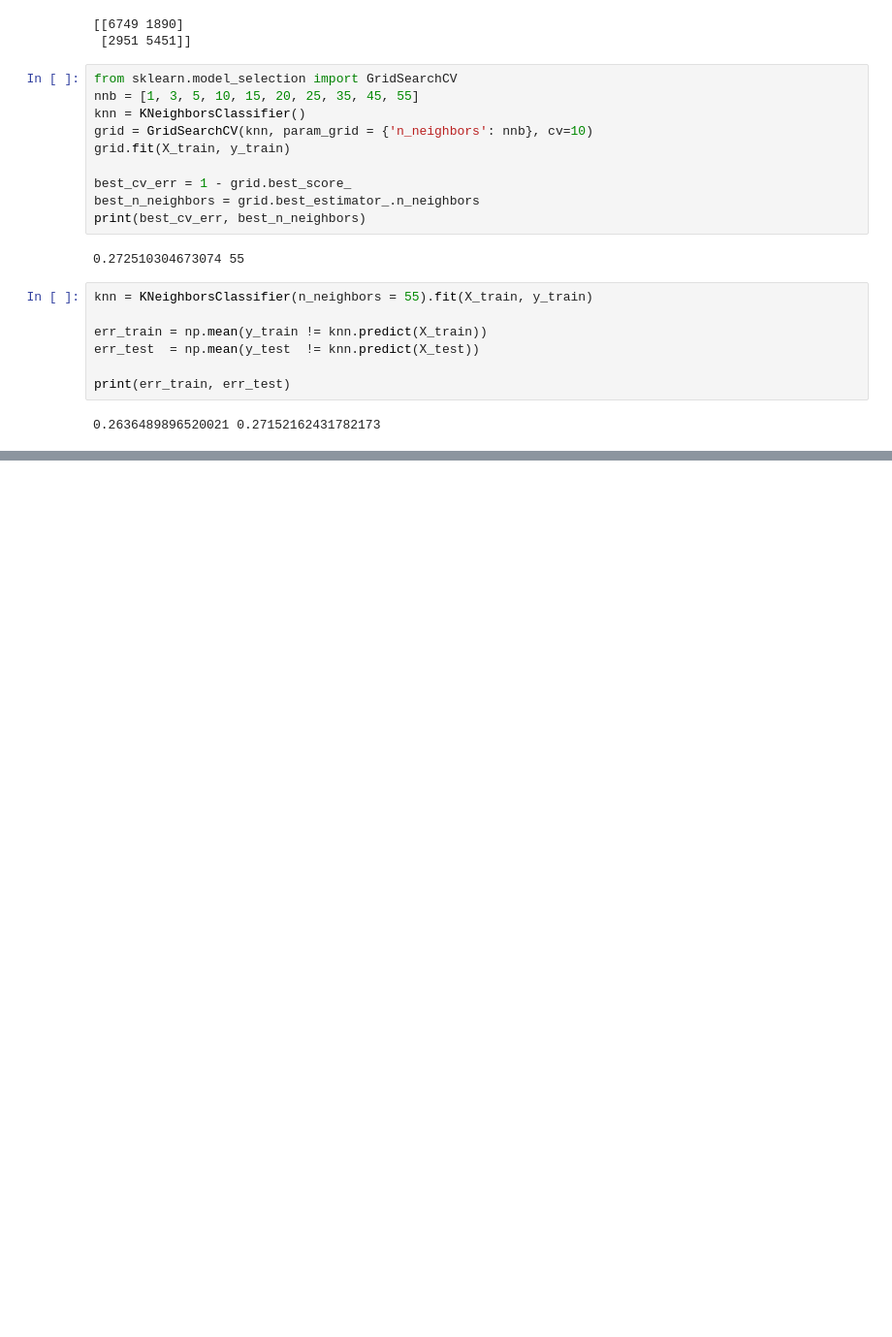
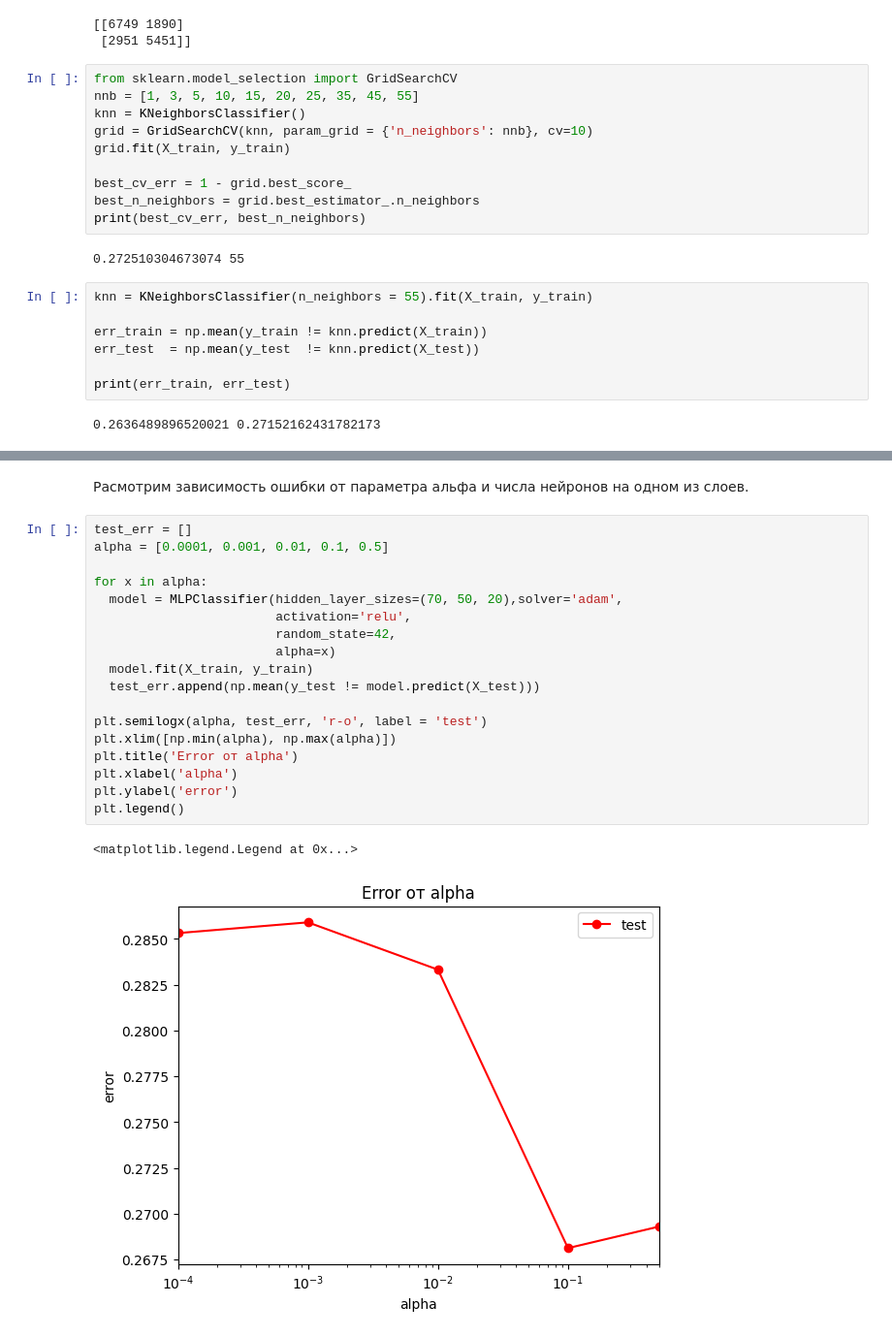
Before and after one commit to a1xsa/machine_learning, a Jupyter notebook: first_move.ipynb, the cells around one changed output, grey strips where cells are left out. Shown at 97% size. Drawn from its saved outputs; the diff is of its cells as text; blank space fills up the shorter version.

```diff
--- a/first_move.ipynb
+++ b/first_move.ipynb
@@ -499,0 +647,23 @@ print(err_train, err_test)
+# %% [markdown]
+Расмотрим зависимость ошибки от параметра альфа и числа нейронов на одном из слоев.
+# %%
+test_err = []
+alpha = [0.0001, 0.001, 0.01, 0.1, 0.5]
+
+for x in alpha:
+  model = MLPClassifier(hidden_layer_sizes=(70, 50, 20),solver='adam',
+                        activation='relu',
+                        random_state=42,
+                        alpha=x)
+  model.fit(X_train, y_train)
+  test_err.append(np.mean(y_test != model.predict(X_test)))
+
+plt.semilogx(alpha, test_err, 'r-o', label = 'test')
+plt.xlim([np.min(alpha), np.max(alpha)])
+plt.title('Error от alpha')
+plt.xlabel('alpha')
+plt.ylabel('error')
+plt.legend()
+# %% [output]
+<matplotlib.legend.Legend at 0x...>
+[figure, added]
```
Also changed, not shown: parts of 38 cells of this notebook.
